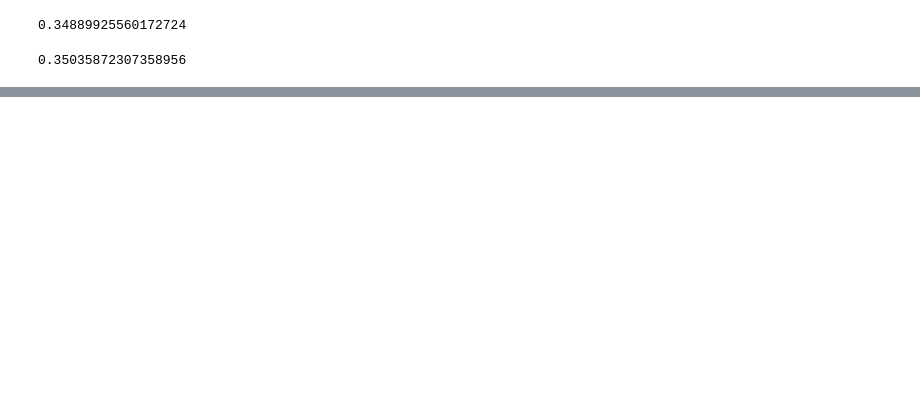
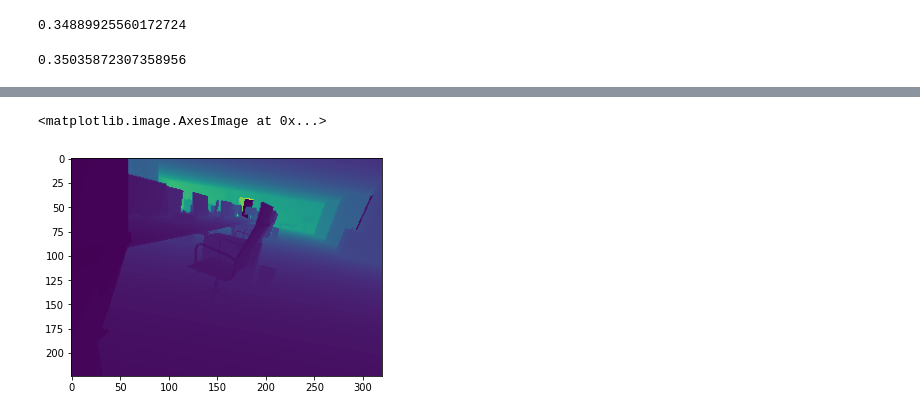
Before and after one commit to h-gokul/differentiable-slic, a Jupyter notebook: depthEstimation.ipynb, the cells around one changed output, grey strips where cells are left out. Saved outputs shown, nothing was run; the diff lists cells and outputs as text; code cells hidden in the pictures; blank space fills up the shorter version.

```diff
--- a/depthEstimation.ipynb
+++ b/depthEstimation.ipynb
@@ -181,0 +243,9 @@ for idx , sample in tqdm(dataloader):
+# %%
+depthmap = imgtensor2np(depth_pred[0])
+gtdepthmap = imgtensor2np(depth_gt[0])[..., 0]
+gtdepthmap[gtdepthmap>100]=0
+# %%
+plt.imshow(gtdepthmap)
+# %% [output]
+<matplotlib.image.AxesImage at 0x...>
+[figure, added]
```
Also changed, not shown: parts of 18 cells of this notebook, 9 other files.
